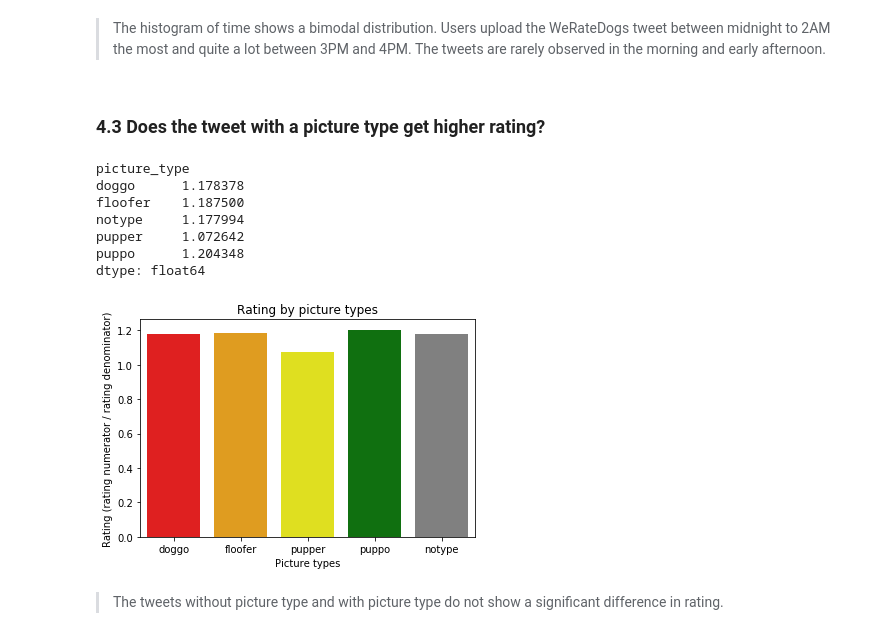
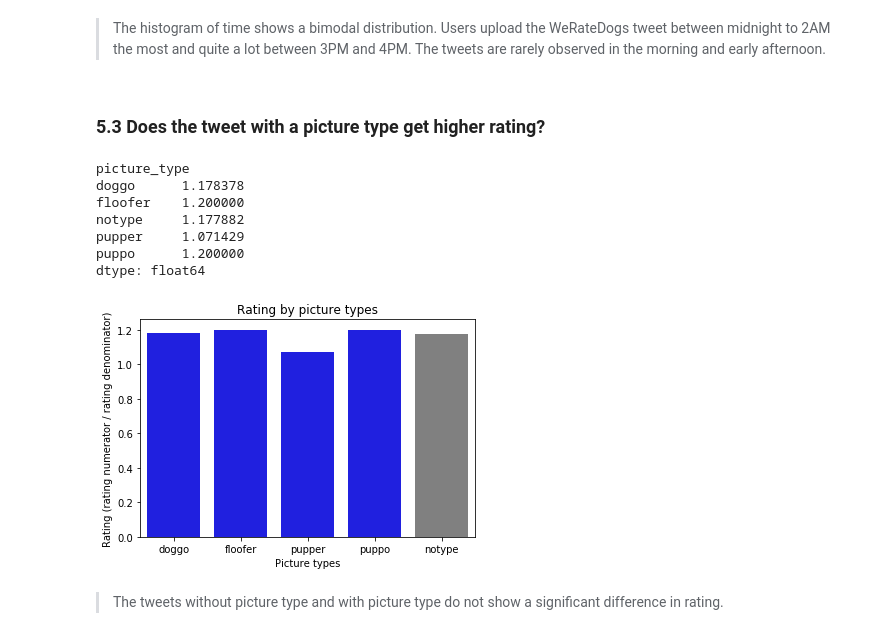
Before and after one commit to Hajeong-Noh/20180617_Wrangle-and-Analyze-Data, a Jupyter notebook: wrangle_act.ipynb, the cells around one changed output. Cells and saved outputs as stored; diff of their text form; code cells hidden in the pictures.

```diff
--- a/wrangle_act.ipynb
+++ b/wrangle_act.ipynb
@@ -64,6 +64,11 @@ image_predictions.head()
 ### 1.3 Twitter API Query
 # %%
 # API key and token information
+consumer_key = 'Ws2lHElfQ5D6VewNqZBzAbtQU'
+consumer_secret = 'gULraSfo3lB7S6uPC6HFv4fF8zPetRR7jTDMVv095n2pd5gzAX'
+access_token = '801524498323439617-5SZ8HjscmLQy6wApUrraOfqQDqFe7nD'
+access_secret = 'WXb1HnhYXcyL0fXOK4JukcoIfNCLtKDGar7M3Nl67I9PD'
+
 auth = tweepy.OAuthHandler(consumer_key, consumer_secret)
 auth.set_access_token(access_token, access_secret)
 
@@ -637,7 +907,7 @@ plt.title('Distribution of tweet upload time');
 # %% [markdown]
 > The histogram of time shows a bimodal distribution. Users upload the WeRateDogs tweet between midnight to 2AM the most and quite a lot between 3PM and 4PM. The tweets are rarely observed in the morning and early afternoon.
 # %% [markdown]
-### 4.3 Does the tweet with a picture type get higher rating?
+### 5.3 Does the tweet with a picture type get higher rating?
 # %%
 # Change the missing values in picture type column to analaysis
 df_for_figtype_analysis = df
@@ -650,19 +920,19 @@ avg_rating_by_type
 # %% [output]
 picture_type
 doggo      1.178378
-floofer    1.187500
-notype     1.177994
-pupper     1.072642
-puppo      1.204348
+floofer    1.200000
+notype     1.177882
+pupper     1.071429
+puppo      1.200000
 dtype: float64
 # %%
 # Bar graph of averge rating by picture type
 sns.barplot(x=avg_rating_by_type.index, y=avg_rating_by_type, order=['doggo', 'floofer', 'pupper', 'puppo', 'notype'],
-           palette=['red', 'orange', 'yellow', 'green', 'gray']);
+           palette=['blue', 'blue', 'blue', 'blue', 'gray']);
 plt.xlabel('Picture types')
 plt.ylabel('Rating (rating numerator / rating denominator)');
 plt.title('Rating by picture types');
 # %% [output]
-[figure, old version]
+[figure, new version]
 # %% [markdown]
 > The tweets without picture type and with picture type do not show a significant difference in rating.
```
Also changed, not shown: parts of 98 cells of this notebook, 2 other files.
